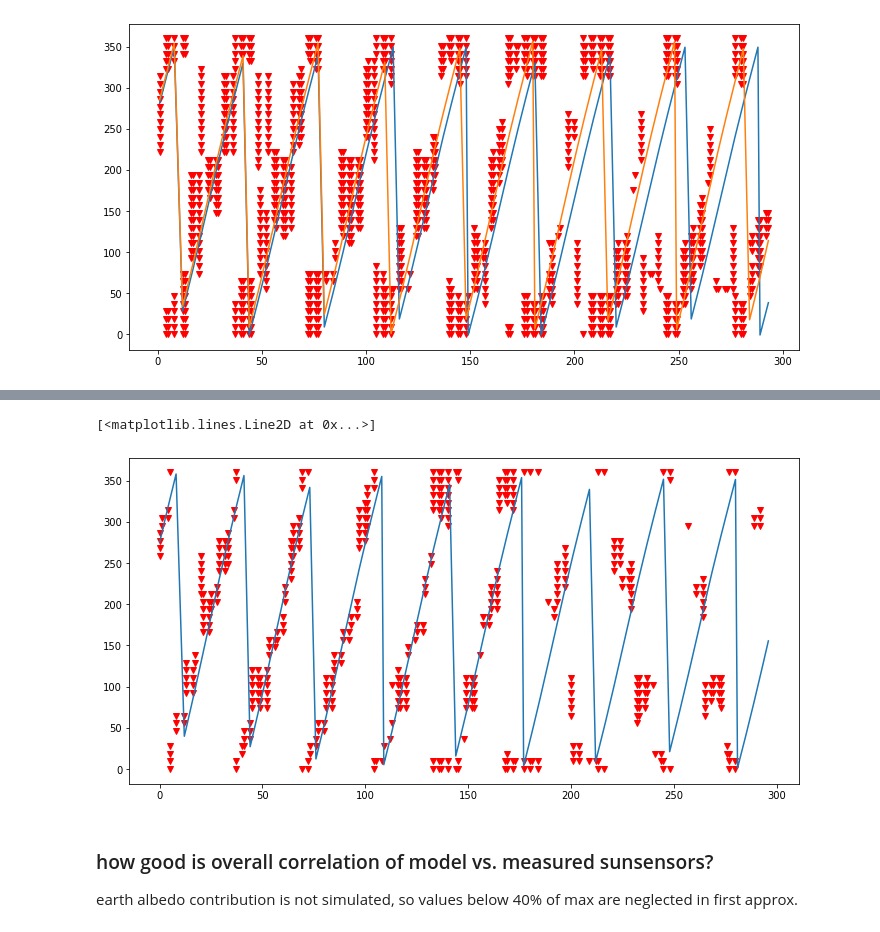
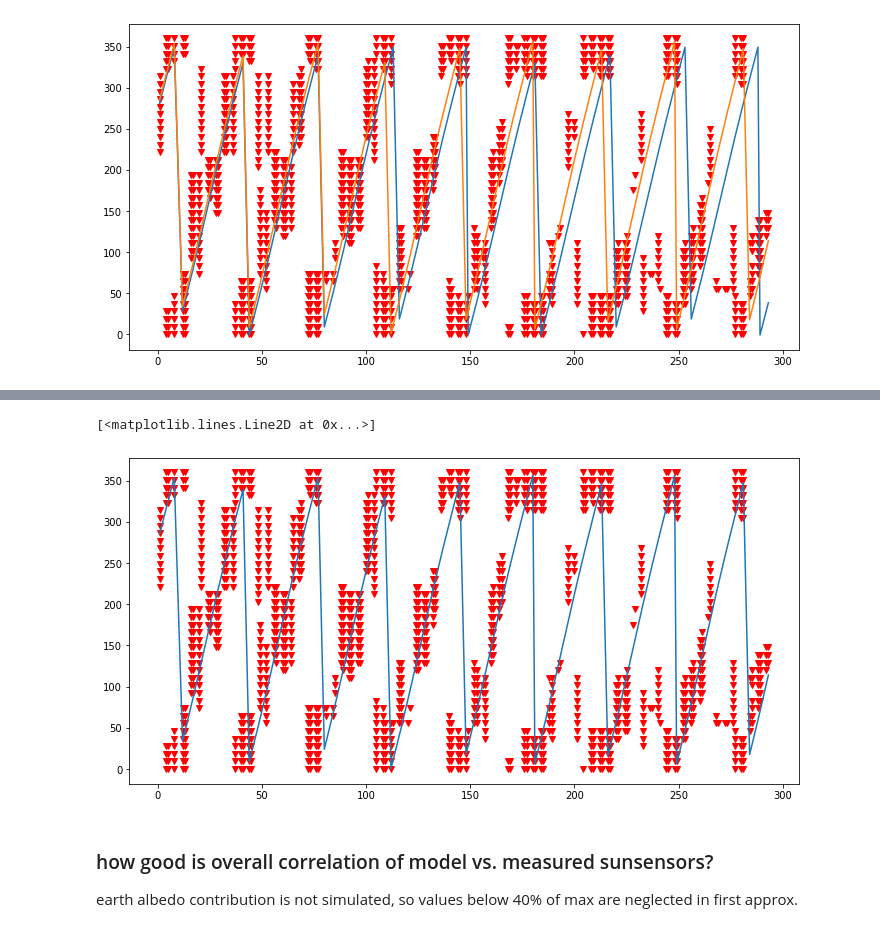
Before and after one commit to limu007/cube, a Jupyter notebook: Attitude_october.ipynb, the cells around one changed output, grey strips where cells are left out. Drawn from its saved outputs; the diff is of its cells as text; code cells hidden in the pictures.

```diff
--- a/Attitude_october.ipynb
+++ b/Attitude_october.ipynb
@@ -714,14 +717,14 @@ pfin1[-1]*dt2[-1]
 # %%
 #pfin=[34.17824531, 287.31454935,  29.40824437,  91.28652249,0]
 pl.figure(figsize=(12,6))
 for i in range(len(dt2)):
     pgood=good_angs[i]
-    pl.plot(dt[i]*np.ones_like(pgood),pgood,'rv')
+    pl.plot(dt2[i]*np.ones_like(pgood),pgood,'rv')
 #pl.plot(dt,phi_max,':')
-pl.plot(dt,phi_fun(*pfin2))
+pl.plot(dt2,phi_fun(*pfin1))
 # %% [output]
 [<matplotlib.lines.Line2D at 0x...>]
-[figure, old version]
+[figure, new version]
 # %%
 def simu_sun(phi,rmatx):
     rphi=np.deg2rad(phi)
```
Also changed, not shown: parts of 90 cells of this notebook, 1 other file.
